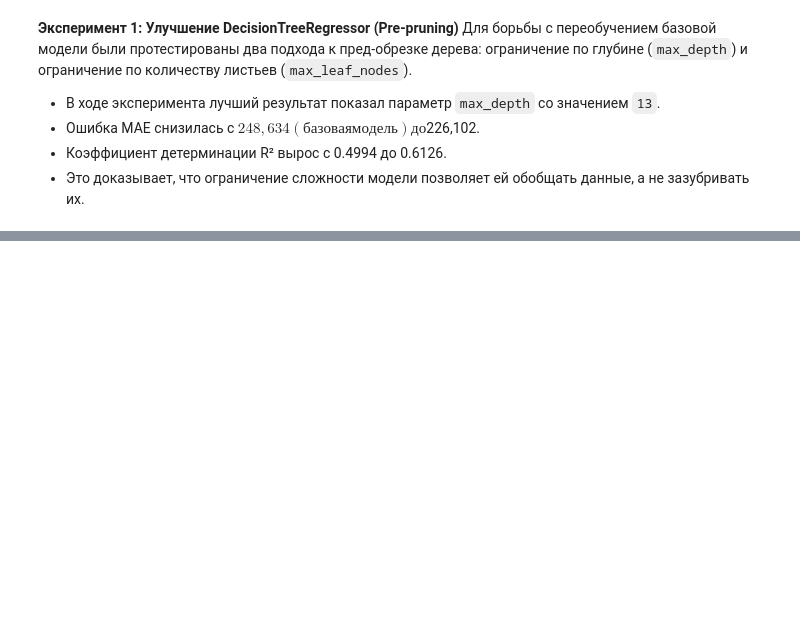
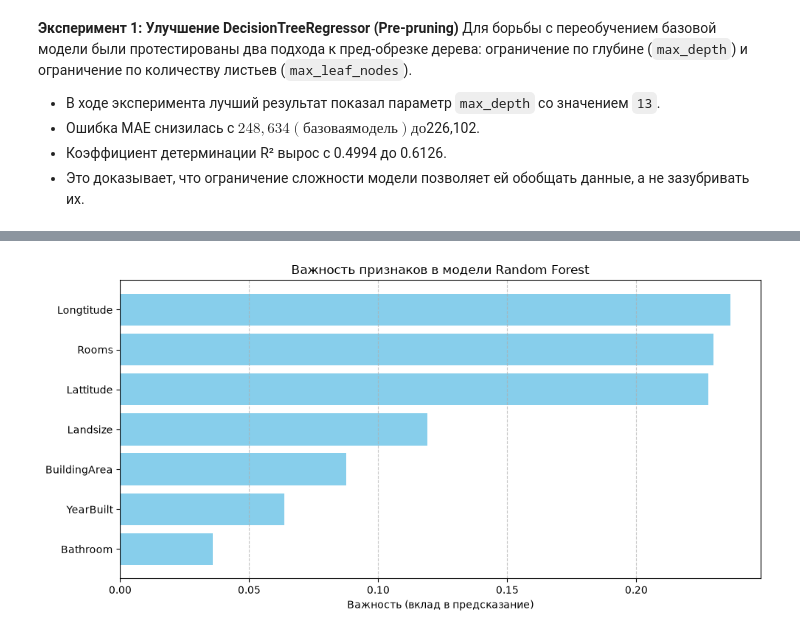
Before and after one commit to daria-analyze/house_price_in_Melbourne, a Jupyter notebook: house_price_in_Melburne main.ipynb, the cells around one changed output, grey strips where cells are left out. Cells and saved outputs as stored; diff of their text form; code cells hidden in the pictures; blank space fills up the shorter version.

Commit message:
feat: add Random Forest model and feature importance

```diff
--- a/house_price_in_Melburne main.ipynb
+++ b/house_price_in_Melburne main.ipynb
@@ -285,0 +286,23 @@ _____
+# %%
+rf_model = RandomForestRegressor(n_estimators= 100 , random_state= 42)
+rf_model.fit(X_train , y_train)
+
+rf_preds = rf_model.predict(X_test)
+
+#Метрики
+
+rf_mae = mean_absolute_error(y_test , rf_preds)
+rf_rmse = np.sqrt(mean_squared_error(y_test , rf_preds))
+rf_r2 = r2_score(y_test , rf_preds)
+rf_mape = np.mean(np.abs(( y_test -rf_preds)/y_test))*100
+
+print('Метрики Random Forest')
+print(f"_________\nMAE : ${rf_mae:,.0f}")
+print(f'RMSE: $ {rf_rmse:,.0f}')
+print(f"r^2 : {rf_r2:,.4f}")
+print(f'MAPE : {rf_mape :,.1f}%\n__________')
+
+if rf_mae < best_mae_depth :
+    print ("Модель Random Forest обладает меньшей MAE")
+else :
+    print ('Модель DecisionTree обладает меньшей MAE')
@@ -285,0 +325,16 @@ _____
+# %%
+importances = rf_model.feature_importances_
+features_names = X_train.columns
+
+features_imp_df = pd.DataFrame({'Признак' : features_names , 'Важность' : importances})
+features_imp_df = features_imp_df.sort_values(by= 'Важность'  , ascending= True)
+
+plt.figure(figsize= (10, 5))
+plt.barh(features_imp_df ['Признак'] , features_imp_df ['Важность'] , color = "skyblue")
+plt.xlabel ('Важность (вклад в предсказание)')
+plt.title('Важность признаков в модели Random Forest')
+plt.grid(axis = "x" , linestyle = "--" , alpha = 0.7)
+plt.tight_layout()
+plt.show()
+# %% [output]
+[figure, added]
```
Also changed, not shown: parts of 10 cells of this notebook.
